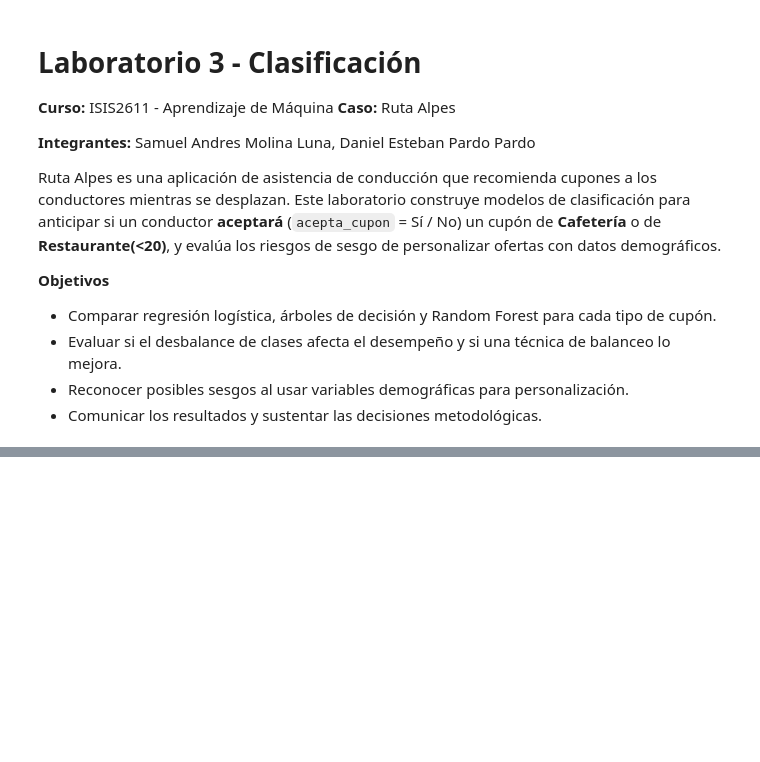
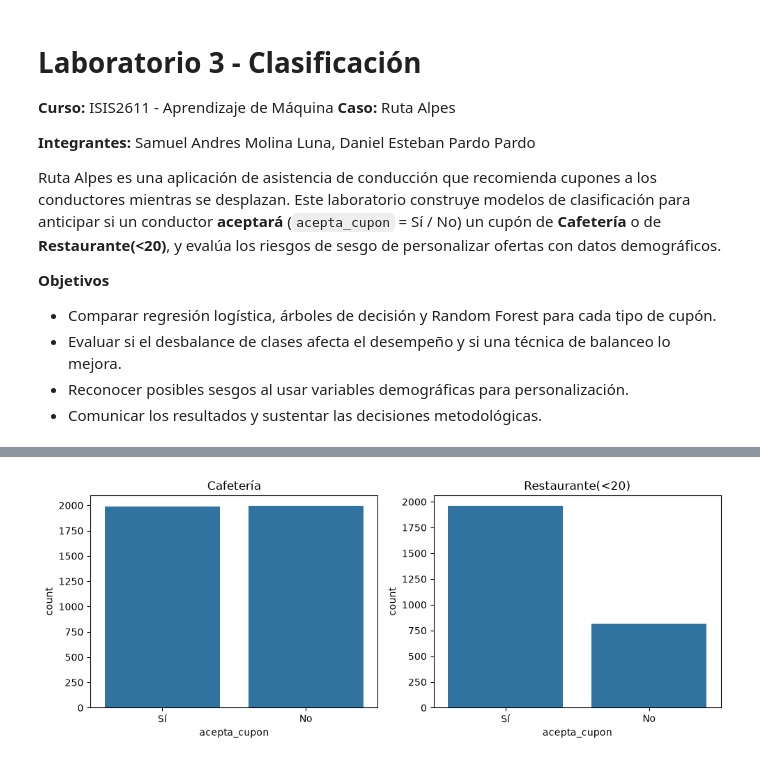
Before and after one commit to samuelmolinal/Lab3-ML, a Jupyter notebook: Laboratorio 3 - Clasificación.ipynb, the cells around one changed output, grey strips where cells are left out. Drawn from its saved outputs; the diff is of its cells as text; code cells hidden in the pictures; blank space fills up the shorter version.

Commit message:
exploracion datos

```diff
--- a/Laboratorio 3 - Clasificación.ipynb
+++ b/Laboratorio 3 - Clasificación.ipynb
@@ -35,5 +37,6 @@ from imblearn.over_sampling import SMOTE
 # %%
-df_raw = pd.read_excel('data/Lab3_Datos.xlsx')
-df = df_raw.copy()
-df.shape
+data = pd.read_excel('data/Lab3_Datos.xlsx')
+df_Base = data.copy()
+df_Base.shape
+df_Base.head()
 # %% [output]
@@ -40,0 +112,8 @@ df.shape
+# %%
+cafe = df_Base[df_Base['cupon'] == 'Cafetería'].copy()
+rest = df_Base[df_Base['cupon'] == 'Restaurante(<20)'].copy()
+
+for nombre, s in [('Cafetería', cafe), ('Restaurante(<20)', rest)]:
+    print(nombre, s.shape)
+    print(s['acepta_cupon'].value_counts())
+    print(s['acepta_cupon'].value_counts(normalize=True).round(3), '\n')
@@ -40,0 +140,9 @@ df.shape
+# %%
+fig, axes = plt.subplots(1, 2, figsize=(10, 4))
+for ax, (nombre, s) in zip(axes, [('Cafetería', cafe), ('Restaurante(<20)', rest)]):
+    sns.countplot(data=s, x='acepta_cupon', order=['Sí', 'No'], ax=ax)
+    ax.set_title(nombre)
+plt.tight_layout()
+plt.show()
+# %% [output]
+[figure, added]
```
Also changed, not shown: parts of 25 cells of this notebook.
